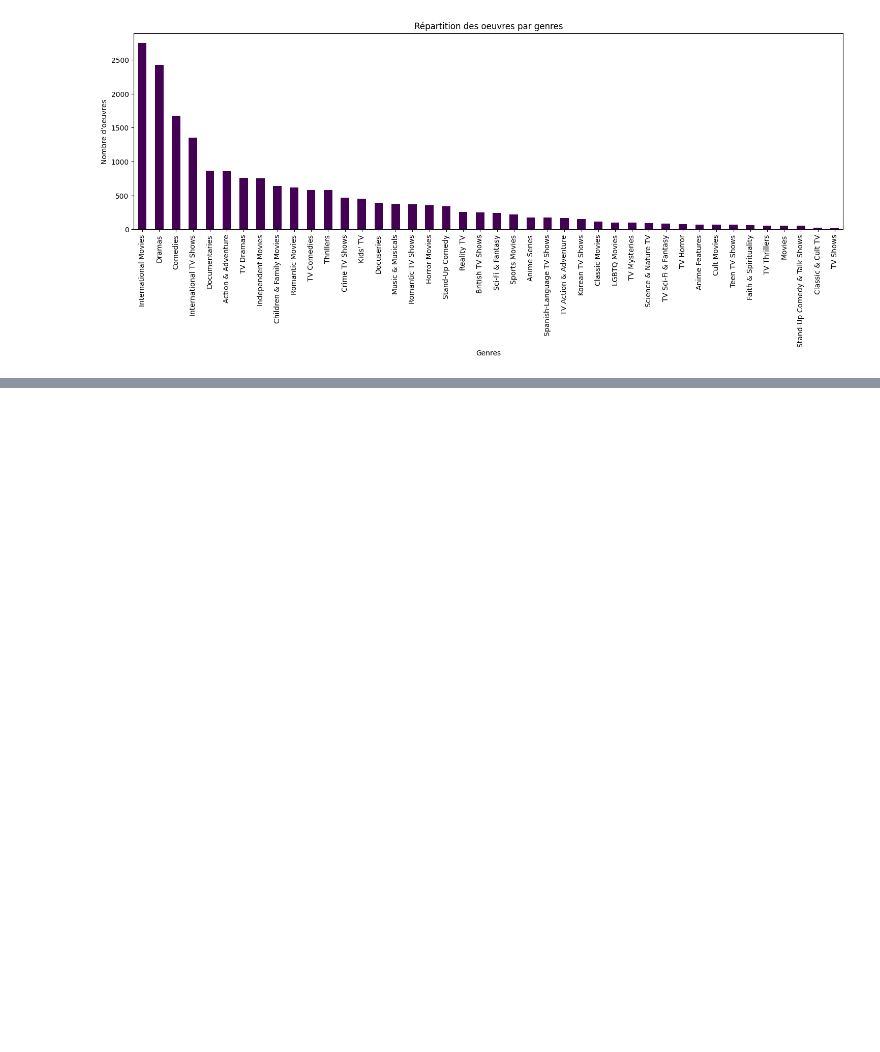
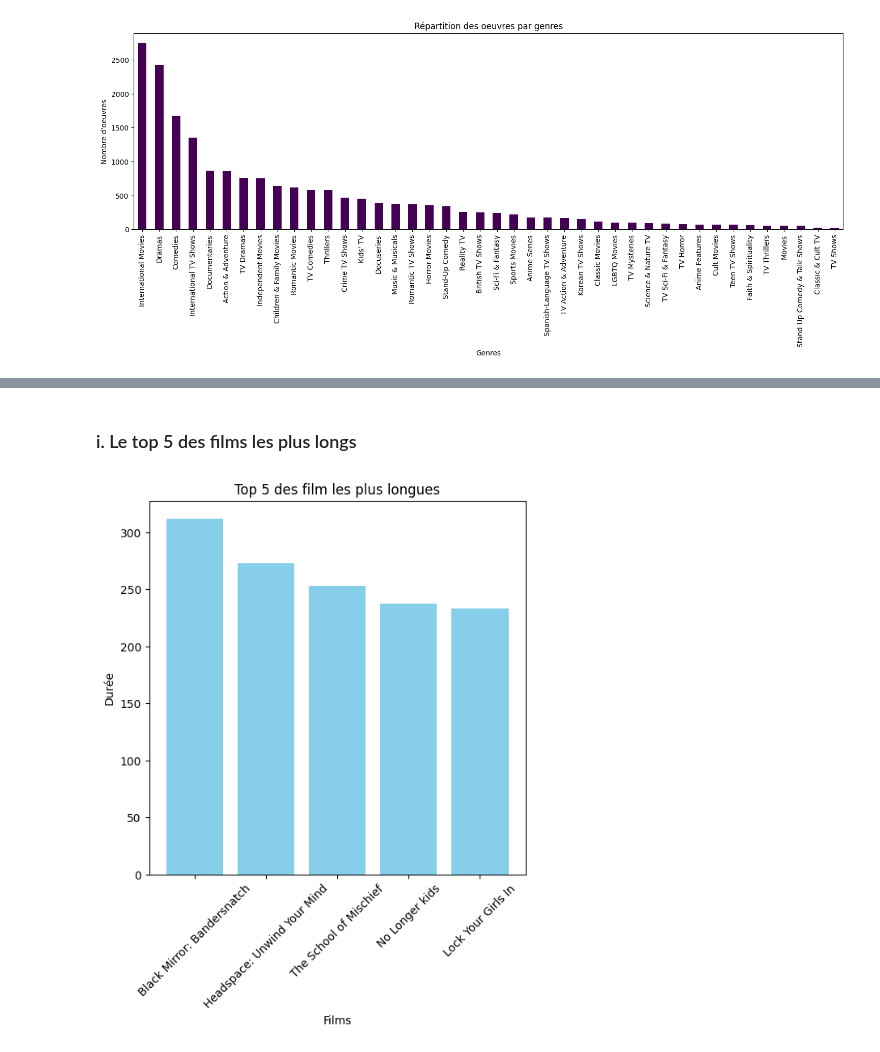
Before and after one commit to ines-lorquet/netflix-insights, a Jupyter notebook: Netflix Data Analysis.ipynb, the cells around one changed output, grey strips where cells are left out. Saved outputs shown, nothing was run; the diff lists cells and outputs as text; code cells hidden in the pictures; blank space fills up the shorter version.

```diff
--- a/Netflix Data Analysis.ipynb
+++ b/Netflix Data Analysis.ipynb
@@ -802,0 +837,32 @@ plt.show()
+# %% [markdown]
+### i. Le top 5 des films les plus longs
+# %%
+#  Gère la future dépréciation de fillna
+pd.set_option('future.no_silent_downcasting', True)
+# Remplacer les valeurs NaN par 0
+duration = df.loc[df['type'] == 'Movie', 'duration']
+duration = duration.fillna(0)
+
+# Expressions régulières (re) pour extraire uniquement les entiers
+duration.apply(lambda x: int(re.search(r'\d+', str(x)).group()) if re.search(r'\d+', str(x)) else x)
+
+# Filtre le DataFrame pour les séries TV uniquement et trie par durée décroissante
+longest_tv_shows = df[df['type'] == 'Movie'].sort_values(by='duration', ascending=False).head()
+# %%
+# Graphique en barres
+plt.figure(figsize=(6, 6))
+
+# Tracer le graphique en barres
+plt.bar(longest_tv_shows['title'], longest_tv_shows['duration'], color='skyblue')
+
+# Titres et de labels
+plt.title('Top 5 des film les plus longues')
+plt.xlabel('Films')
+plt.xticks(rotation=45)
+plt.ylabel('Durée')
+
+# Affichage du graphique
+plt.grid(False)
+plt.show()
+# %% [output]
+[figure, added]
```
Also changed, not shown: parts of 14 cells of this notebook.
